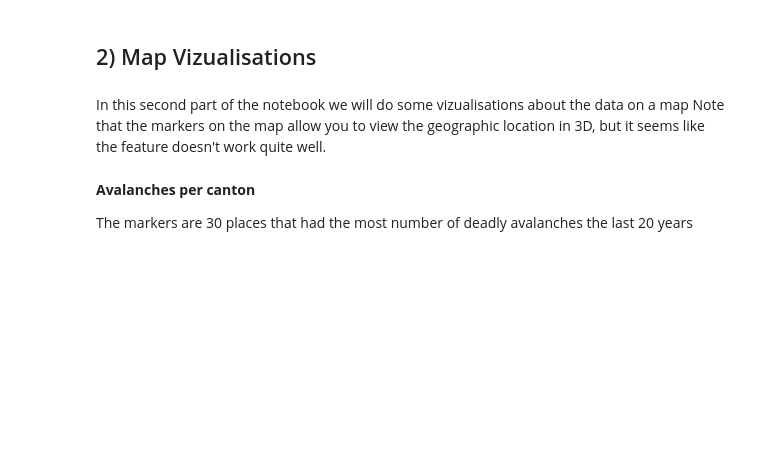
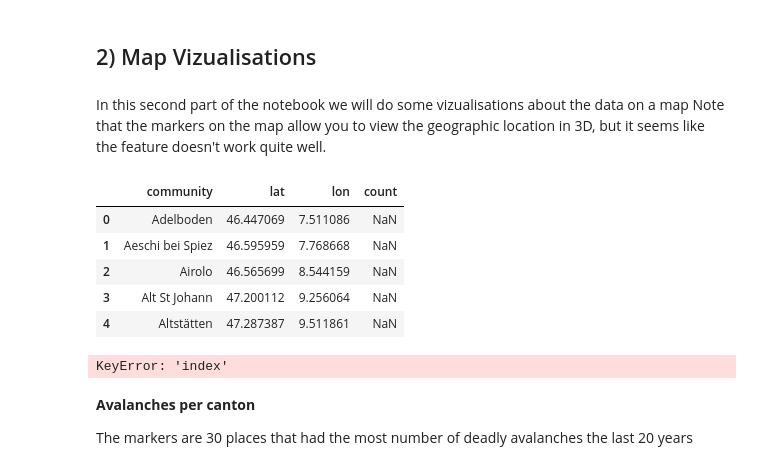
Before and after one commit to Pamoi/datavalanche, a Jupyter notebook: src/datavalanche.ipynb, the cells around one changed output. Drawn from its saved outputs; the diff is of its cells as text; code cells hidden in the pictures; blank space fills up the shorter version.

Commit message:
fix the avalanche per canton map

```diff
--- a/src/datavalanche.ipynb
+++ b/src/datavalanche.ipynb
@@ -115,10 +157,17 @@ data.drop(['starting_zone_X','starting_zone_Y'], axis=1, inplace=True)
 # %%
 # Count the number of avalanches per community
 d2 = data[['community', 'lat', 'lon']]
 cnt = d2.groupby('community').count()[['lat']]
 cnt.columns = ['count']
-avalanches_per_community = pd.concat([d2.groupby('community').first(), cnt], axis=1)
+avalanches_per_community = pd.concat([d2.groupby('community', as_index=False).first(), cnt], axis=1)
 avalanches_per_community.head()
+# %% [output]
+|  | community | lat | lon | count |
+| 0 | Adelboden | 46.447069 | 7.511086 | NaN |
+| 1 | Aeschi bei Spiez | 46.595959 | 7.768668 | NaN |
+| 2 | Airolo | 46.565699 | 8.544159 | NaN |
+| 3 | Alt St Johann | 47.200112 | 9.256064 | NaN |
+| 4 | Altstätten | 47.287387 | 9.511861 | NaN |
 # %%
 topo_path = r'ch-cantons.topojson.json'
 # Create map with log number of avalanches per canton
@@ -130,6 +179,8 @@ av_per_canton_map.choropleth(geo_path = topo_path, data=avalanches_per_canton,
                      threshold_scale=[0, 0.5, 1, 1.5, 2, 2.5],
                      topojson='objects.cantons')
 helpers.addMarker(avalanches_per_community, av_per_canton_map, 30)
+# %% [output]
+KeyError: 'index'
 # %% [markdown]
 __Avalanches per canton__
 
```
Also changed, not shown: parts of 8 cells of this notebook.
